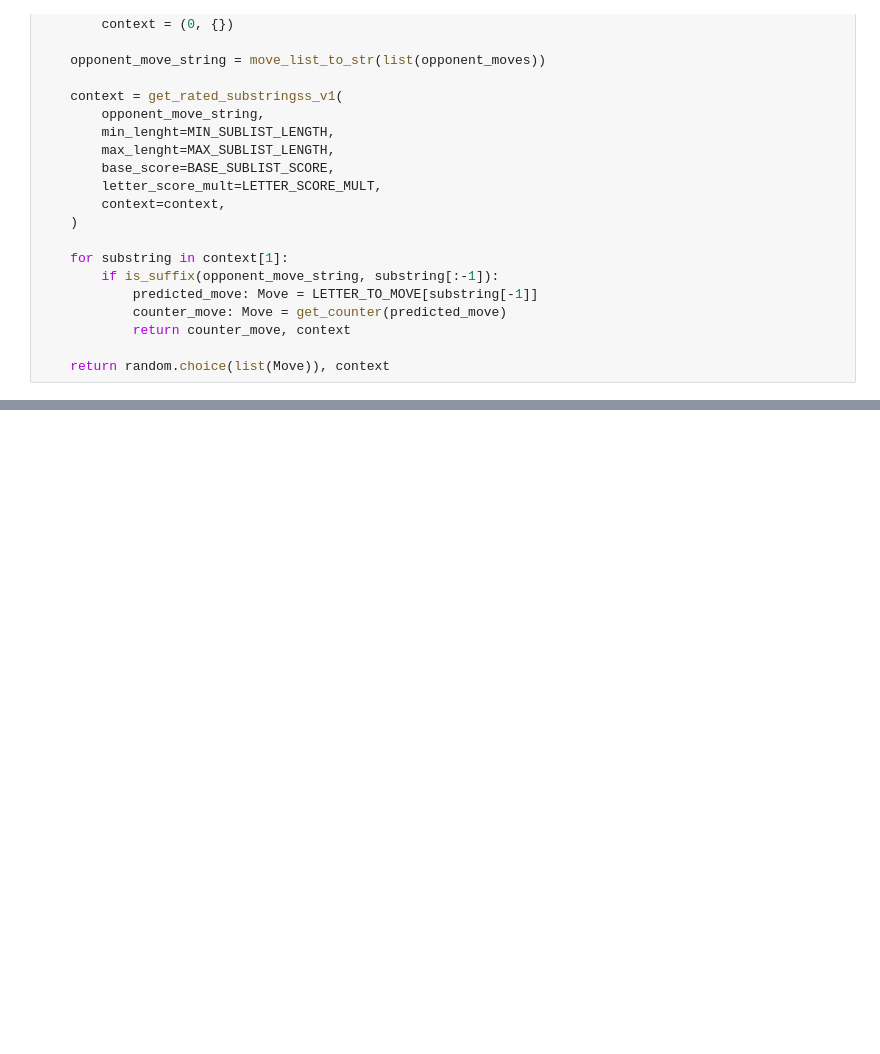
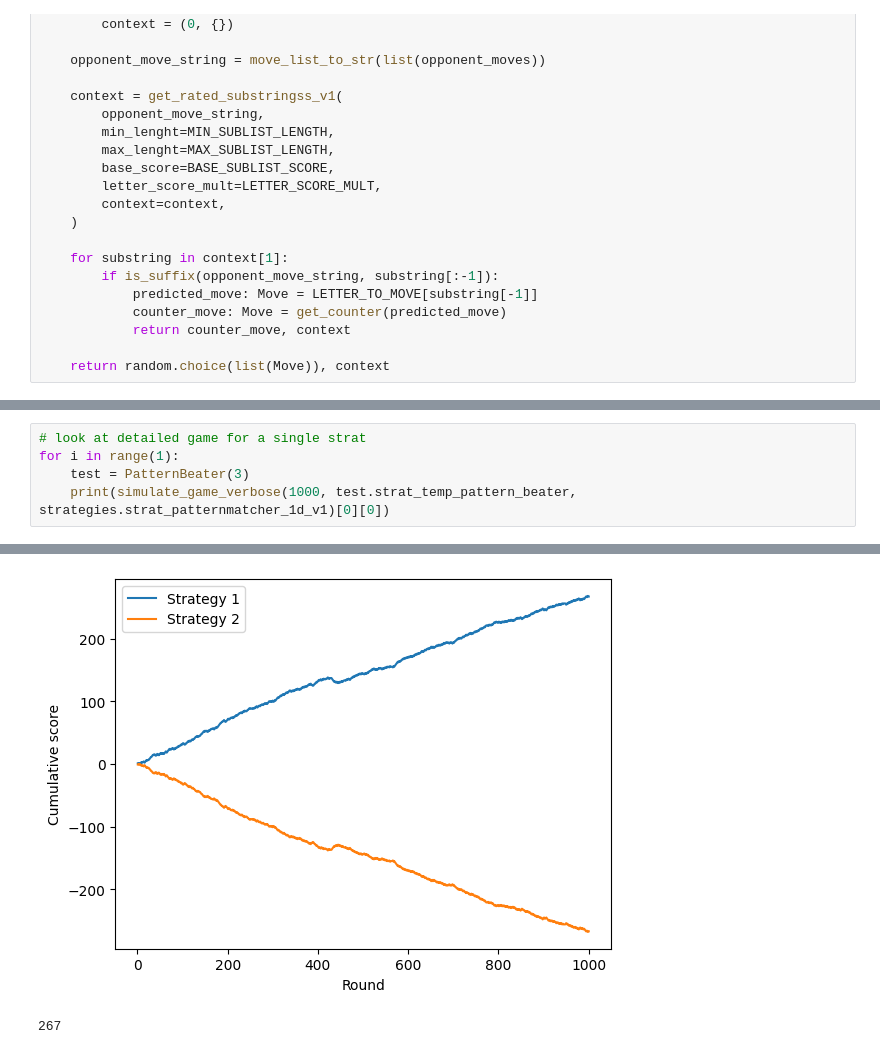
Before and after one commit to AugustusTheBirb/RPS-tournament, a Jupyter notebook: workshop.ipynb, the cells around one changed output, grey strips where cells are left out. Cells and saved outputs as stored; diff of their text form; blank space fills up the shorter version.

```diff
--- a/workshop.ipynb
+++ b/workshop.ipynb
@@ -175,0 +214,6 @@ Strategy 2: RSSPPSSSSSSSPPPPPPRRRRRRRSSSSSSSPPSPPSSPPSPPSSSPPPPPPPRRSSPRSSPRPPPR
+# %%
+# look at detailed game for a single strat
+for i in range(1):
+    test = PatternBeater(3)
+    print(simulate_game_verbose(1000, test.strat_temp_pattern_beater, strategies.strat_patternmatcher_1d_v1)[0][0])
+# %% [output]
@@ -175,0 +222,2 @@ Strategy 2: RSSPPSSSSSSSPPPPPPRRRRRRRSSSSSSSPPSPPSSPPSPPSSSPPPPPPPRRSSPRSSPRPPPR
+[figure, added]
+267
```
Also changed, not shown: parts of 5 cells of this notebook, 2 other files.
